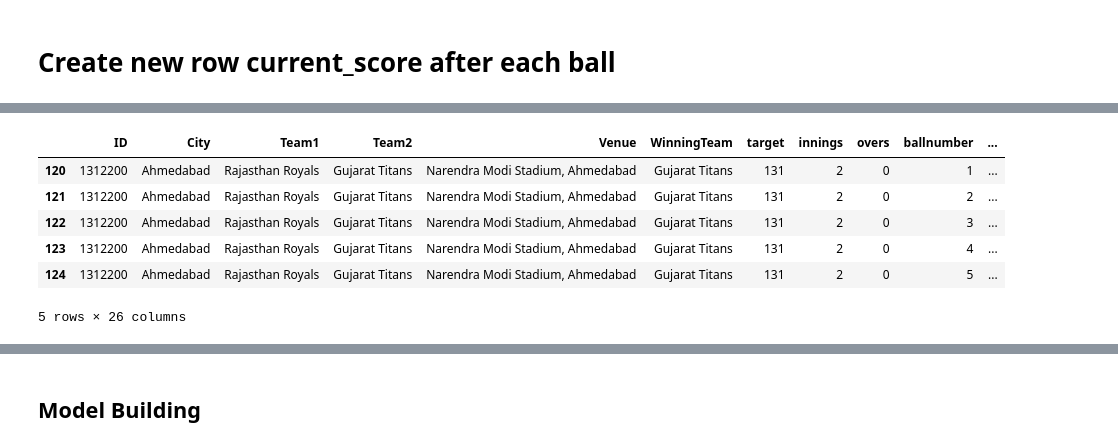
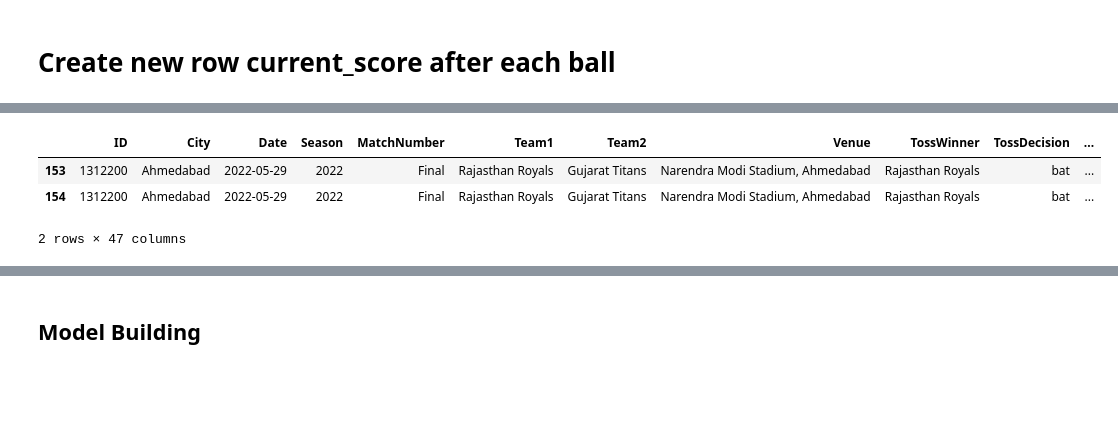
Before and after one commit to PRANAY198/IPL-Prediction-2008---2022, a Jupyter notebook: NoteBook/IPL Prediction.ipynb, the cells around one changed output, grey strips where cells are left out. Drawn from its saved outputs; the diff is of its cells as text; code cells hidden in the pictures; blank space fills up the shorter version.

```diff
--- a/NoteBook/IPL Prediction.ipynb
+++ b/NoteBook/IPL Prediction.ipynb
@@ -19,7 +19,7 @@ ball.head()
 | 3 | 1312200 | 1 | 0 | 4 | YBK Jaiswal | Mohammed Shami | JC Buttler | NaN | 0 | ... |
 | 4 | 1312200 | 1 | 0 | 5 | YBK Jaiswal | Mohammed Shami | JC Buttler | NaN | 0 | ... |
 # %%
-match=pd.read_csv(r"C:\Users\PRANAY\Documents\FULL STACK DATA SCIENCE jigsaw document\Deployedment\IPL-Prediction-Score(2008-2022)\NoteBook\DataSets\IPL_Matches_2008_2022.csv")
+match=pd.read_csv(r"C:\Users\PRANAY\Documents\FULL STACK DATA SCIENCE jigsaw document\Deployedment\IPL-Second-Innings-Prediction-Score\NoteBook\DataSets\IPL_Matches_2008_2022.csv")
 match.head()
 # %% [output]
 |  | ID | City | Date | Season | MatchNumber | Team1 | Team2 | Venue | TossWinner | TossDecision | ... |
@@ -75,0 +51,21 @@ match_df.head()
+# %%
+import pandas as pd
+
+# Calculate first innings and second innings total scores
+total_score = ball.groupby(['ID', 'innings']).sum()['total_run'].reset_index()
+First_Innings_total_score = total_score[total_score['innings'] == 1]
+Second_Innings_Total_score = total_score[total_score['innings'] == 2]
+
+# Merge first innings total score with match dataframe
+match_df = match.merge(First_Innings_total_score[['ID', 'total_run',]], on='ID')
+
+# Rename the column to 'First_Innings_total_score'
+match_df = match_df.rename(columns={'total_run': 'First_Innings_total_score'})
+
+# Merge second innings total score with match dataframe
+match_df = match_df.merge(Second_Innings_Total_score[['ID', 'total_run']], on='ID')
+
+# Rename the column to 'Second_Innings_Total_score'
+match_df = match_df.rename(columns={'total_run': 'Second_Innings_Total_score'})
+
+match_df.head()
@@ -108,5 +146,3 @@ fig = px.histogram(match_df, x='WinningTeam')
 fig.show()
 # %% [output]
 [interactive output not drawn]
-# %%
-match_df = match_df[['ID','City','Team1','Team2','Venue','WinningTeam','target']].dropna()
@@ -219,2 +238,2 @@ ball_df
 # %%
-ball_df['runs_left'] = np.where(ball_df['target']-ball_df['current_score']>=0, ball_df['target']-ball_df['current_score'], 0)
+ball_df['runs_left'] = np.where(ball_df['Second_Innings_Total_score']-ball_df['current_score']>=0, ball_df['Second_Innings_Total_score']-ball_df['current_score'], 0)
@@ -221,13 +243,10 @@ ball_df['runs_left'] = np.where(ball_df['target']-ball_df['current_score']>=0, b
 # %%
-ball_df.head()
+ball_df.head(2)
 # %% [output]
-|  | ID | City | Team1 | Team2 | Venue | WinningTeam | target | innings | overs | ballnumber | ... |
-| 120 | 1312200 | Ahmedabad | Rajasthan Royals | Gujarat Titans | Narendra Modi Stadium, Ahmedabad | Gujarat Titans | 131 | 2 | 0 | 1 | ... |
-| 121 | 1312200 | Ahmedabad | Rajasthan Royals | Gujarat Titans | Narendra Modi Stadium, Ahmedabad | Gujarat Titans | 131 | 2 | 0 | 2 | ... |
-| 122 | 1312200 | Ahmedabad | Rajasthan Royals | Gujarat Titans | Narendra Modi Stadium, Ahmedabad | Gujarat Titans | 131 | 2 | 0 | 3 | ... |
-| 123 | 1312200 | Ahmedabad | Rajasthan Royals | Gujarat Titans | Narendra Modi Stadium, Ahmedabad | Gujarat Titans | 131 | 2 | 0 | 4 | ... |
-| 124 | 1312200 | Ahmedabad | Rajasthan Royals | Gujarat Titans | Narendra Modi Stadium, Ahmedabad | Gujarat Titans | 131 | 2 | 0 | 5 | ... |
+|  | ID | City | Date | Season | MatchNumber | Team1 | Team2 | Venue | TossWinner | TossDecision | ... |
+| 153 | 1312200 | Ahmedabad | 2022-05-29 | 2022 | Final | Rajasthan Royals | Gujarat Titans | Narendra Modi Stadium, Ahmedabad | Rajasthan Royals | bat | ... |
+| 154 | 1312200 | Ahmedabad | 2022-05-29 | 2022 | Final | Rajasthan Royals | Gujarat Titans | Narendra Modi Stadium, Ahmedabad | Rajasthan Royals | bat | ... |
-5 rows × 26 columns
+2 rows × 47 columns
 # %%
 ball_df['ball_left'] = np.where(120 - ball_df['overs']*6 - ball_df['ballnumber']>=0,120 - ball_df['overs']*6 - ball_df['ballnumber'], 0)
 # %%
```
Also changed, not shown: parts of 54 cells of this notebook, 30 other files.
